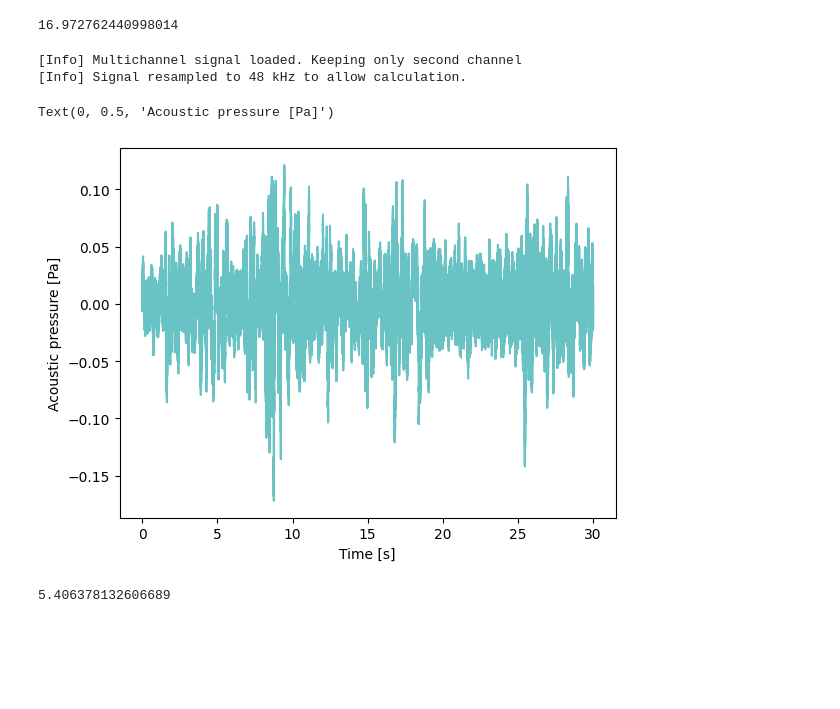
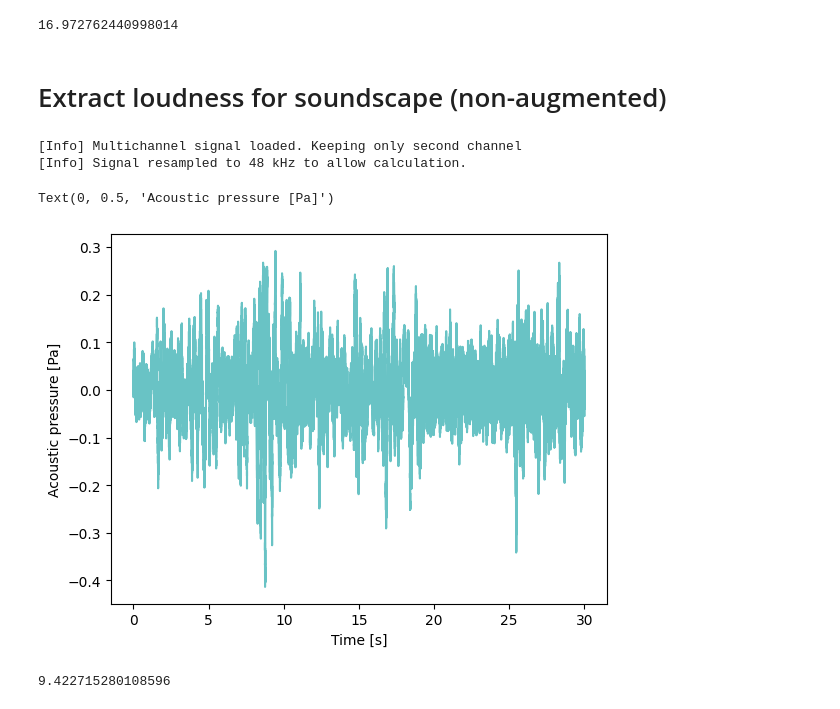
Before and after one commit to amaiasagasti/UrbanPleasantnessEventfulness, a Jupyter notebook: code/extract_features_mosqito.ipynb, the cells around one changed output. Drawn from its saved outputs; the diff is of its cells as text; code cells hidden in the pictures; blank space fills up the shorter version.

```diff
--- a/code/extract_features_mosqito.ipynb
+++ b/code/extract_features_mosqito.ipynb
@@ -139,34 +139,36 @@ N_avg=np.mean(N)
 print(N_avg)
 # %% [output]
 16.972762440998014
+# %% [markdown]
+# Extract loudness for soundscape (non-augmented)
 # %%
 # Define path to the .wav file
 # To be replaced by your own path
 path = "../data/R0056_segment_binaural_44100_2.wav"
 # load signal
 #fs, sig = wavfile.read(path)
-sig, fs = load(path, wav_calib=(0.644716))
+sig, fs = load(path, wav_calib=(1/0.644716))
 """ # keep only right channel
 if(sig.shape[1]>1):
     sig=sig[:,1]
 # if needed, resample to 48kHz
 if fs != 48000:
     signal = resample(sig, int(48000 * len(sig) / fs))
     fs = 48000 """
 # plot signal
 t = np.linspace(0, (len(sig) - 1) / fs, len(sig))
 plt.figure(1)
 plt.plot(t, sig, color=COLORS[0])
 plt.xlabel('Time [s]')
 plt.ylabel('Acoustic pressure [Pa]')
 # %% [output]
 [Info] Multichannel signal loaded. Keeping only second channel
 [Info] Signal resampled to 48 kHz to allow calculation.
 Text(0, 0.5, 'Acoustic pressure [Pa]')
-[figure, old version]
+[figure, new version]
 # %%
 N, N_spec, bark_axis, time_axis = loudness_zwtv(sig, fs, field_type="free")
 N_avg=np.mean(N)
 print(N_avg)
 # %% [output]
-5.406378132606689
+9.422715280108596
```
